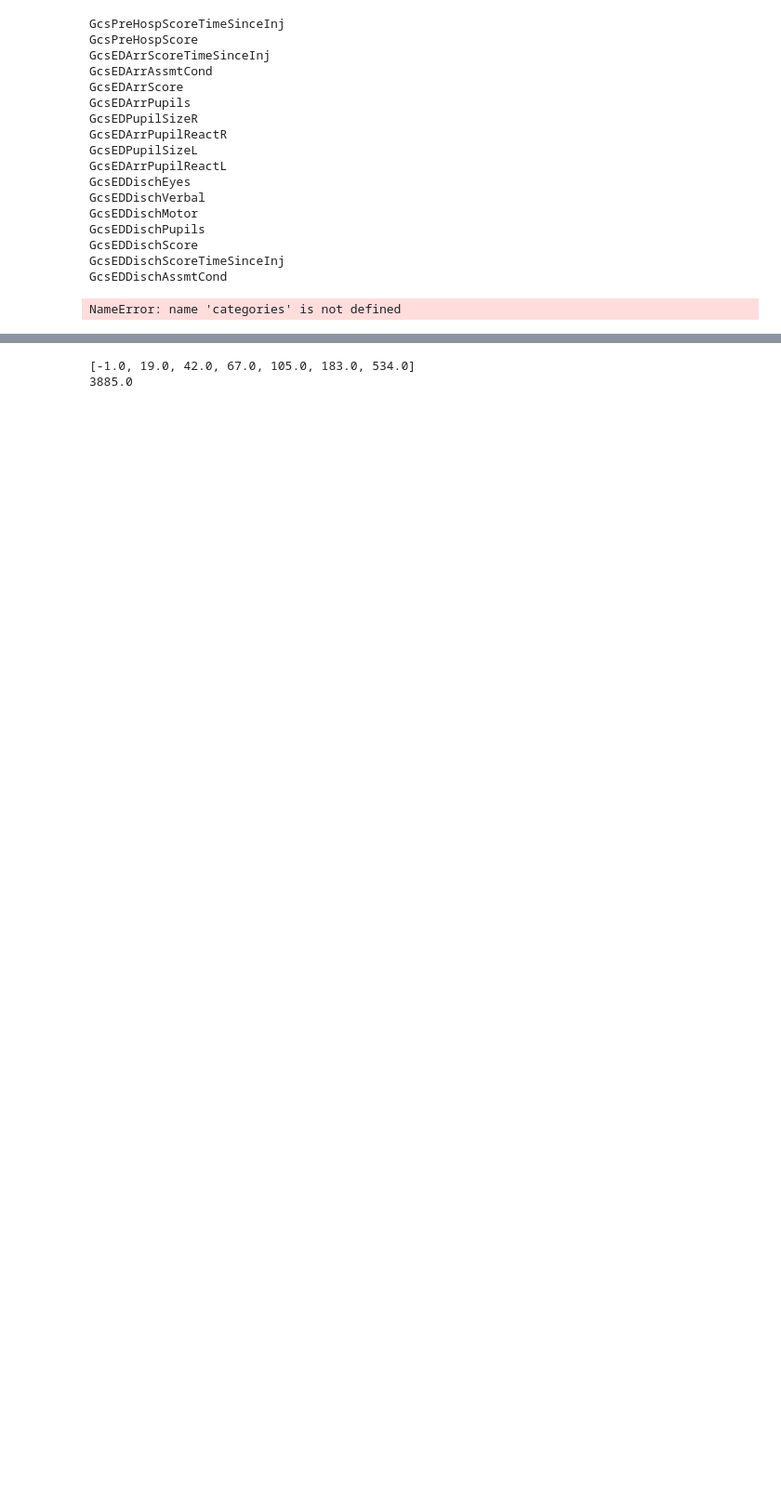
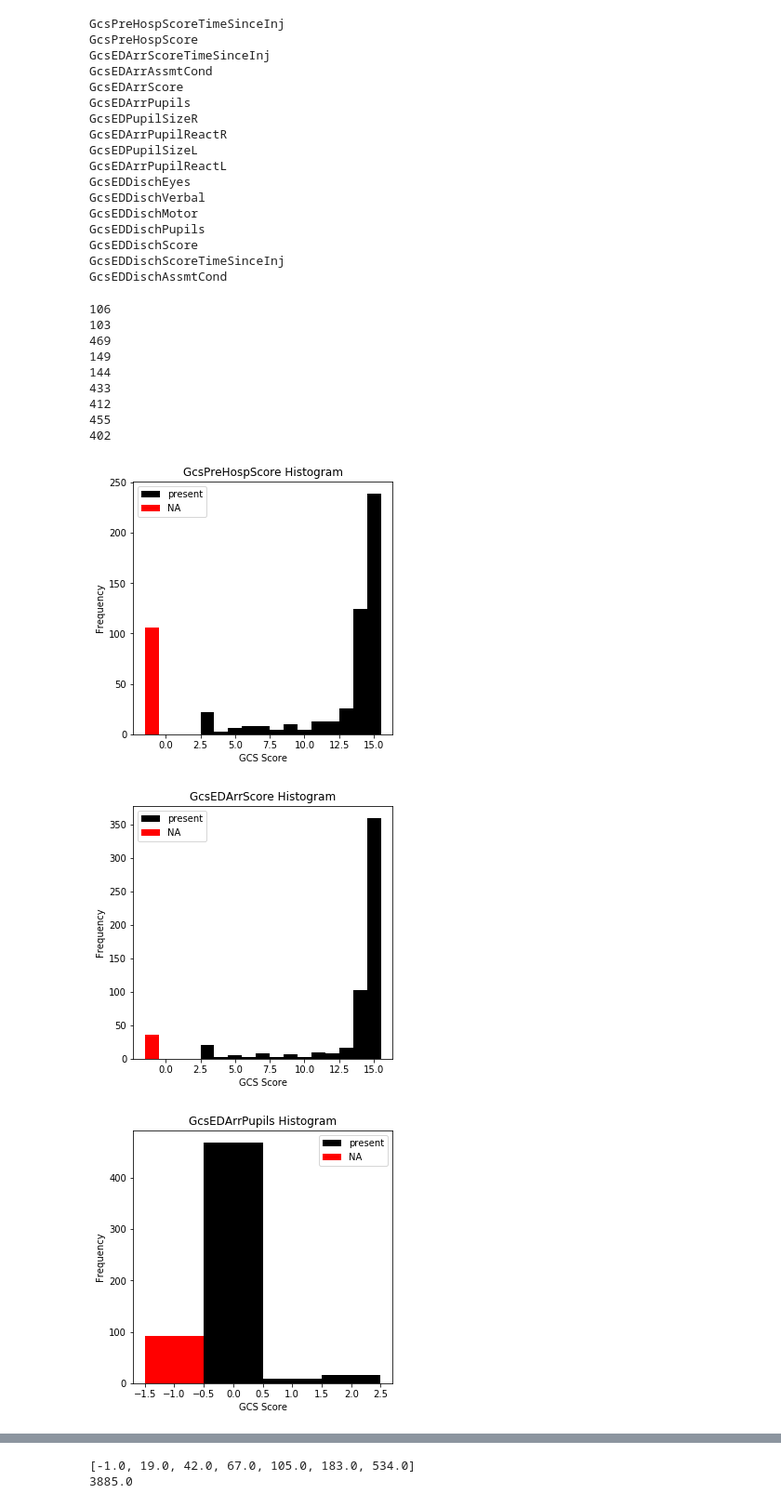
Before and after one commit to BouchardLab/ML_4_prec_prognosis, a Jupyter notebook: notebooks/full_dataset_histograms.ipynb, the cells around one changed output, grey strips where cells are left out. Shown at 93% size. Saved outputs shown, nothing was run; the diff lists cells and outputs as text; code cells hidden in the pictures; blank space fills up the shorter version.

```diff
--- a/notebooks/full_dataset_histograms.ipynb
+++ b/notebooks/full_dataset_histograms.ipynb
@@ -92,9 +100,21 @@ GcsEDDischScore
 GcsEDDischScoreTimeSinceInj
 GcsEDDischAssmtCond
 # %%
-for c in fulldata.columns:
-    if ('Gcs' in c) and (c not in categories) and (c not in times):
-        print(c)
-        gcs_hist(fulldata, c)
+with PdfPages('/Users/ahyeon/Desktop/activ misc/scores_gcs.pdf') as pdf:
+    for c in fulldata.columns:
+        if ('Gcs' in c) and (c not in categories) and (c not in times):
+            fig = gcs_hist(fulldata, c)
+            pdf.savefig(fig)
 # %% [output]
-NameError: name 'categories' is not defined
+106
+103
+469
+149
+144
+433
+412
+455
+402
+[figure, added]
+[figure, added]
+[figure, added]
```
Also changed, not shown: parts of 11 cells of this notebook, 11 other files.
